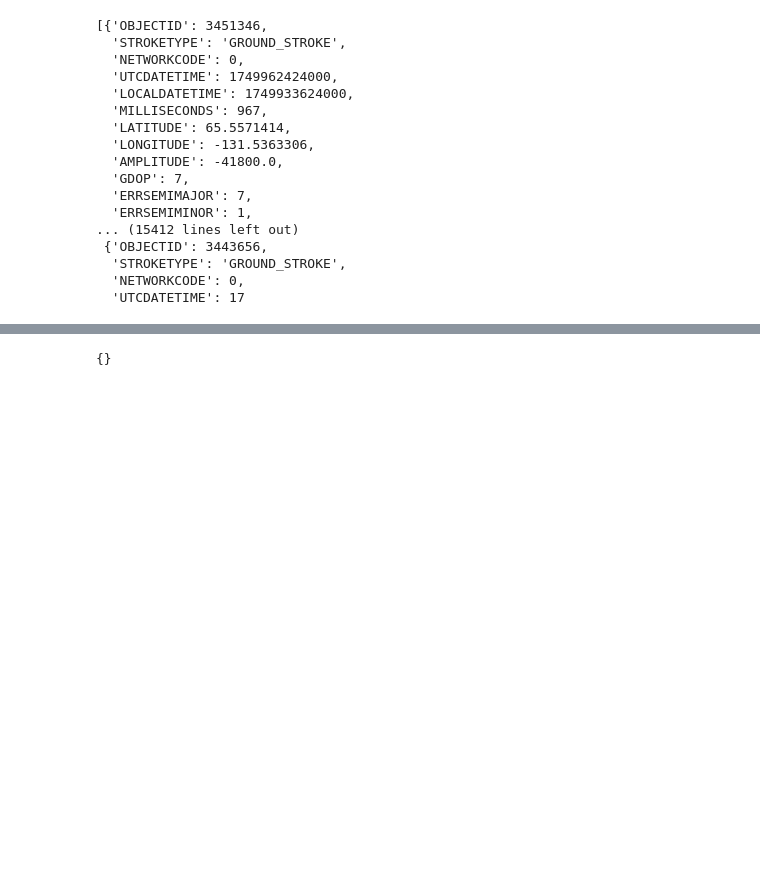
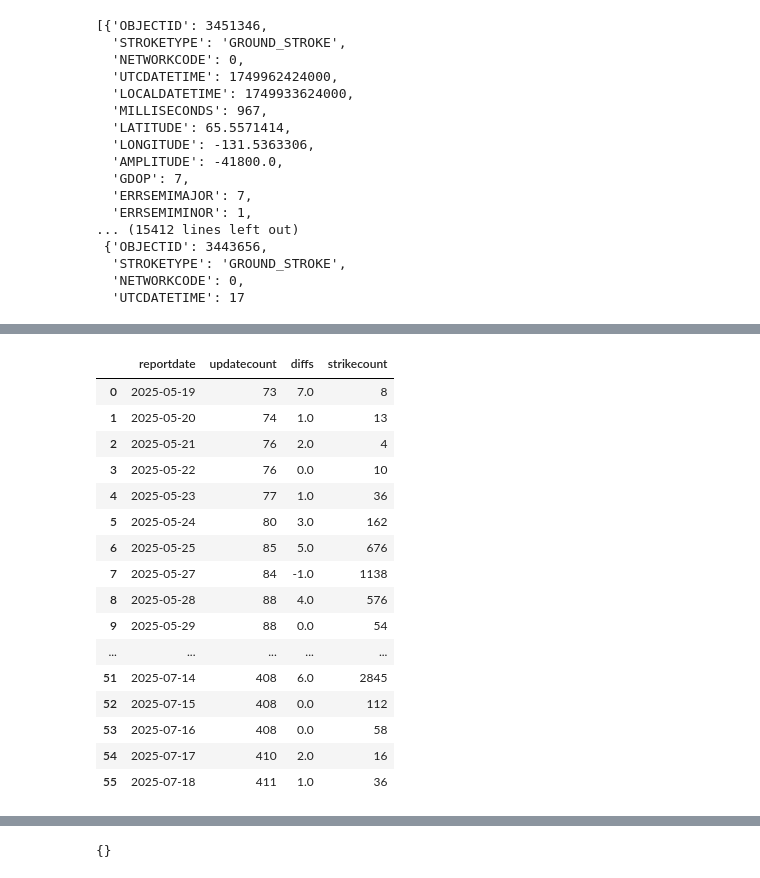
Before and after one commit to PanCanAK-Fire/hnl-fire-data, a Jupyter notebook: JupyterNotebooks/aggregate_lightning.ipynb, the cells around one changed output, grey strips where cells are left out. Drawn from its saved outputs; the diff is of its cells as text; code cells hidden in the pictures; blank space fills up the shorter version.

```diff
--- a/JupyterNotebooks/aggregate_lightning.ipynb
+++ b/JupyterNotebooks/aggregate_lightning.ipynb
@@ -92,0 +107,20 @@ ax.set_xticklabels(xticks.strftime('%d %b %Y'), rotation=45, ha='right')
+# %%
+mergedDF
+# %% [output]
+|  | reportdate | updatecount | diffs | strikecount |
+| 0 | 2025-05-19 | 73 | 7.0 | 8 |
+| 1 | 2025-05-20 | 74 | 1.0 | 13 |
+| 2 | 2025-05-21 | 76 | 2.0 | 4 |
+| 3 | 2025-05-22 | 76 | 0.0 | 10 |
+| 4 | 2025-05-23 | 77 | 1.0 | 36 |
+| 5 | 2025-05-24 | 80 | 3.0 | 162 |
+| 6 | 2025-05-25 | 85 | 5.0 | 676 |
+| 7 | 2025-05-27 | 84 | -1.0 | 1138 |
+| 8 | 2025-05-28 | 88 | 4.0 | 576 |
+| 9 | 2025-05-29 | 88 | 0.0 | 54 |
+| ... | ... | ... | ... | ... |
+| 51 | 2025-07-14 | 408 | 6.0 | 2845 |
+| 52 | 2025-07-15 | 408 | 0.0 | 112 |
+| 53 | 2025-07-16 | 408 | 0.0 | 58 |
+| 54 | 2025-07-17 | 410 | 2.0 | 16 |
+| 55 | 2025-07-18 | 411 | 1.0 | 36 |
```
Also changed, not shown: parts of 9 cells of this notebook, 34 other files.
